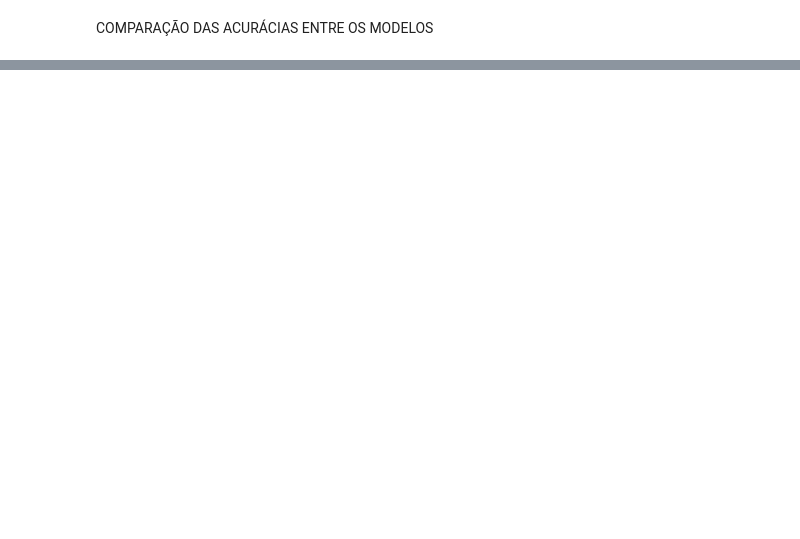
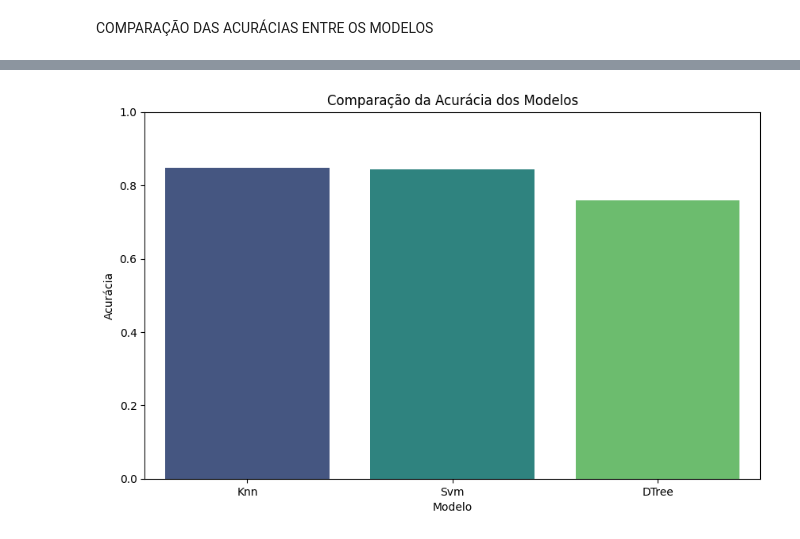
Before and after one commit to Cayros7k/a2-maapia, a Jupyter notebook: ap2.ipynb, the cells around one changed output, grey strips where cells are left out. Cells and saved outputs as stored; diff of their text form; code cells hidden in the pictures; blank space fills up the shorter version.

```diff
--- a/ap2.ipynb
+++ b/ap2.ipynb
@@ -557,0 +559,13 @@ plt.show()
+# %%
+# Comparando acurácia de Treino
+accuracies_train= [knn_train_score, svc_train_score, dtree_train_score]
+
+plt.figure(figsize=(10, 6))
+sns.barplot(x=model_names, y=accuracies_train, hue=model_names, palette='viridis', legend=False)
+plt.title('Comparação da Acurácia dos Modelos')
+plt.xlabel('Modelo')
+plt.ylabel('Acurácia')
+plt.ylim(0, 1)
+plt.show()
+# %% [output]
+[figure, added]
```
Also changed, not shown: parts of 11 cells of this notebook.
